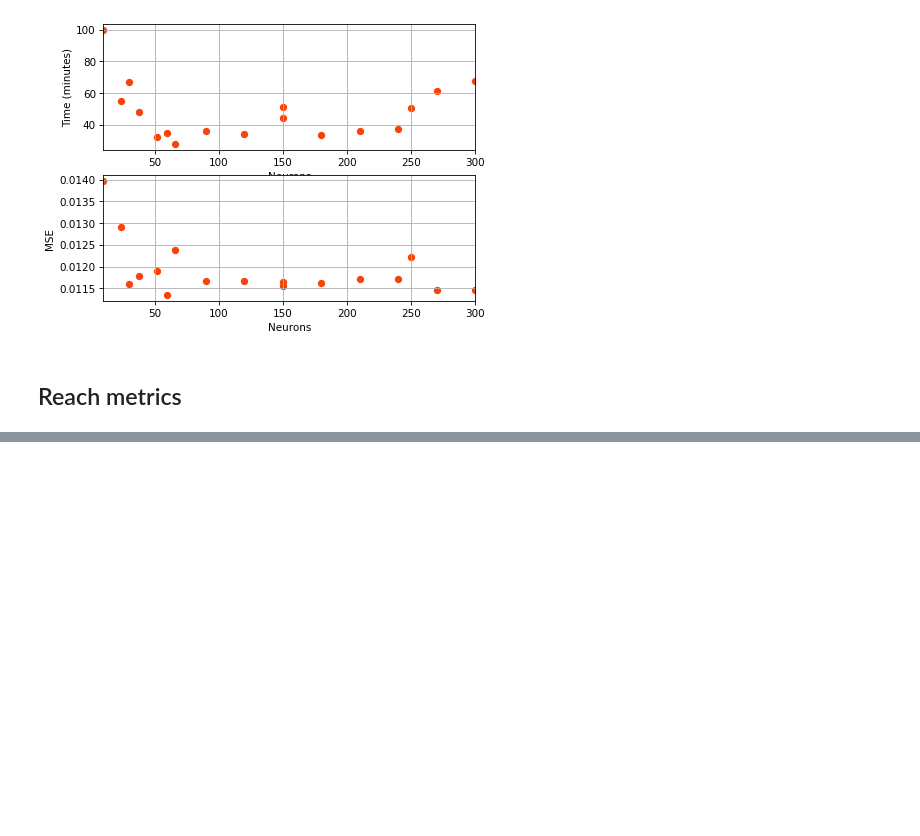
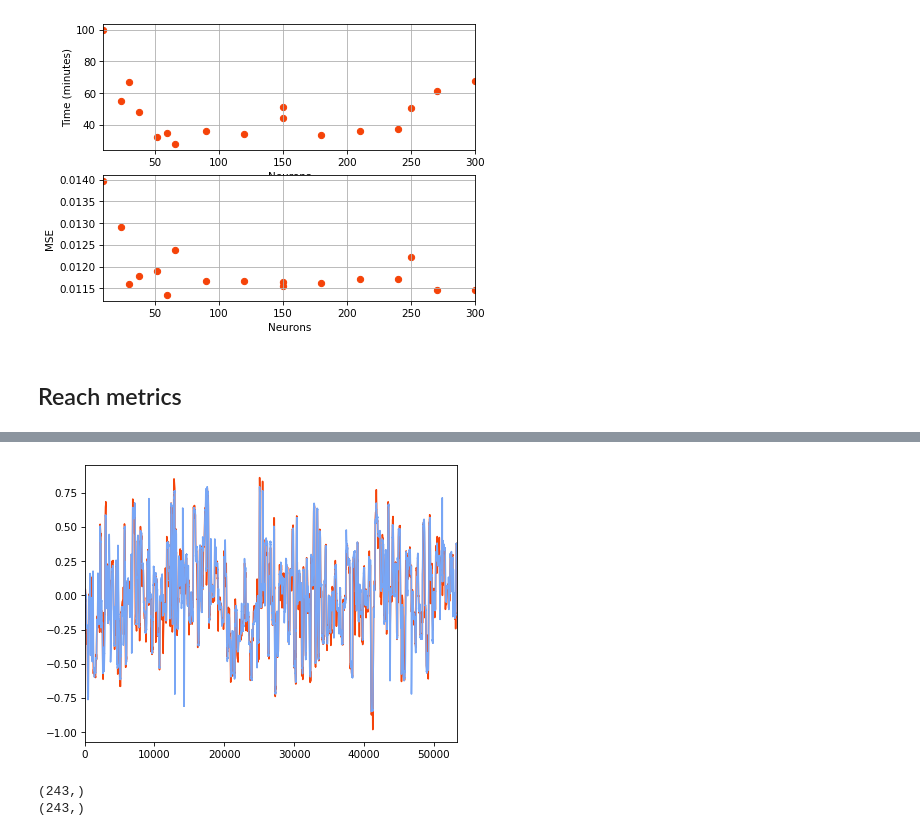
Before and after one commit to PAUL-BERNARD/Bernard2024_ICANN_prosthesis_reservoir, a Jupyter notebook: 3_lstm.ipynb, the cells around one changed output, grey strips where cells are left out. Cells and saved outputs as stored; diff of their text form; code cells hidden in the pictures; blank space fills up the shorter version.

```diff
--- a/3_lstm.ipynb
+++ b/3_lstm.ipynb
@@ -494,0 +543,18 @@ plt.show()
+# %%
+plt.figure()
+plt.plot(Y_pred_[0][:, 0])
+plt.plot(Y_test_[0][:, 0])
+plt.show()
+# %% [output]
+[figure, added]
+# %%
+fold = dataset.kfold_infos().__next__()
+_, _, _, _, _, Info_test = fold
+
+lsd = metrics.last_step_distances(X_test, Y_pred_, Info_test)
+lsd2 = metrics.last_step_distances(X_test, Y_test_, Info_test)
+print(lsd[0].shape)
+print(lsd2[0].shape)
+# %% [output]
+(243,)
+(243,)
```
Also changed, not shown: parts of 14 cells of this notebook.
